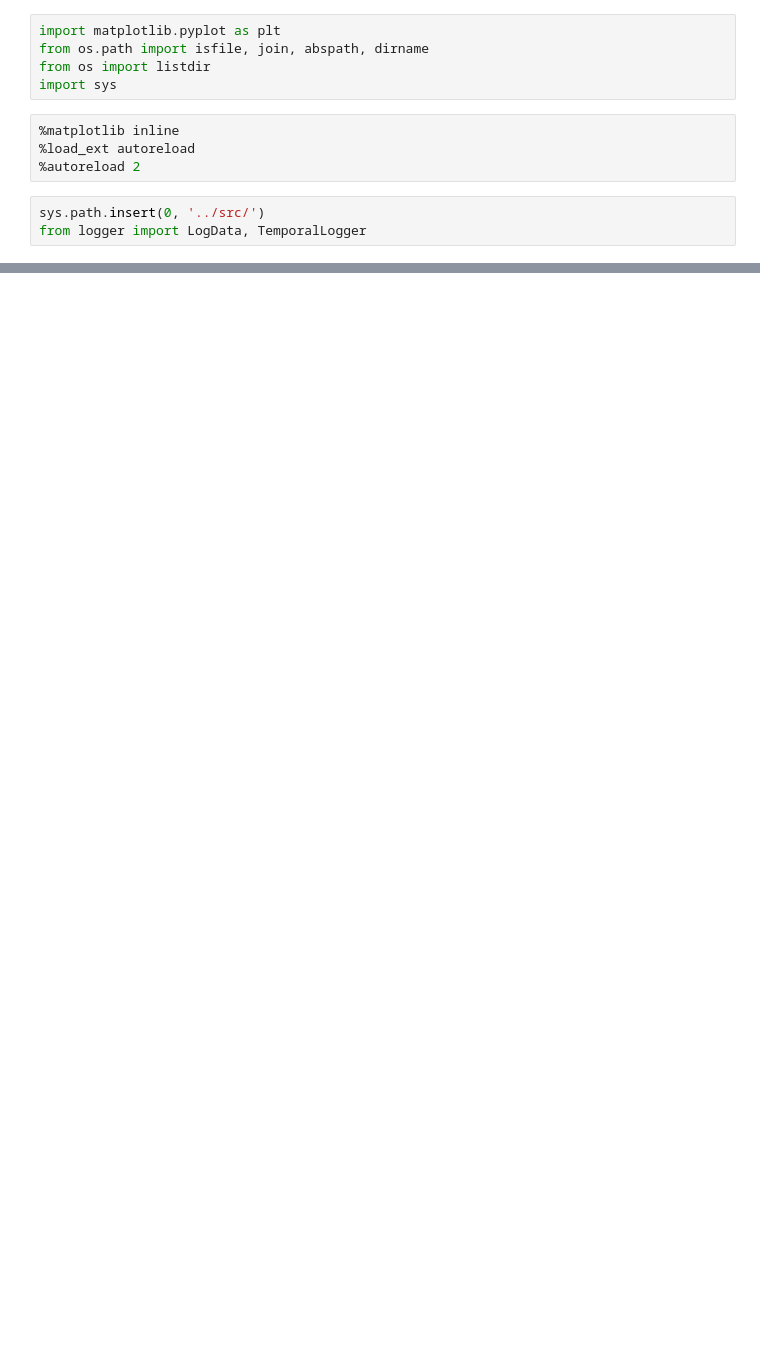
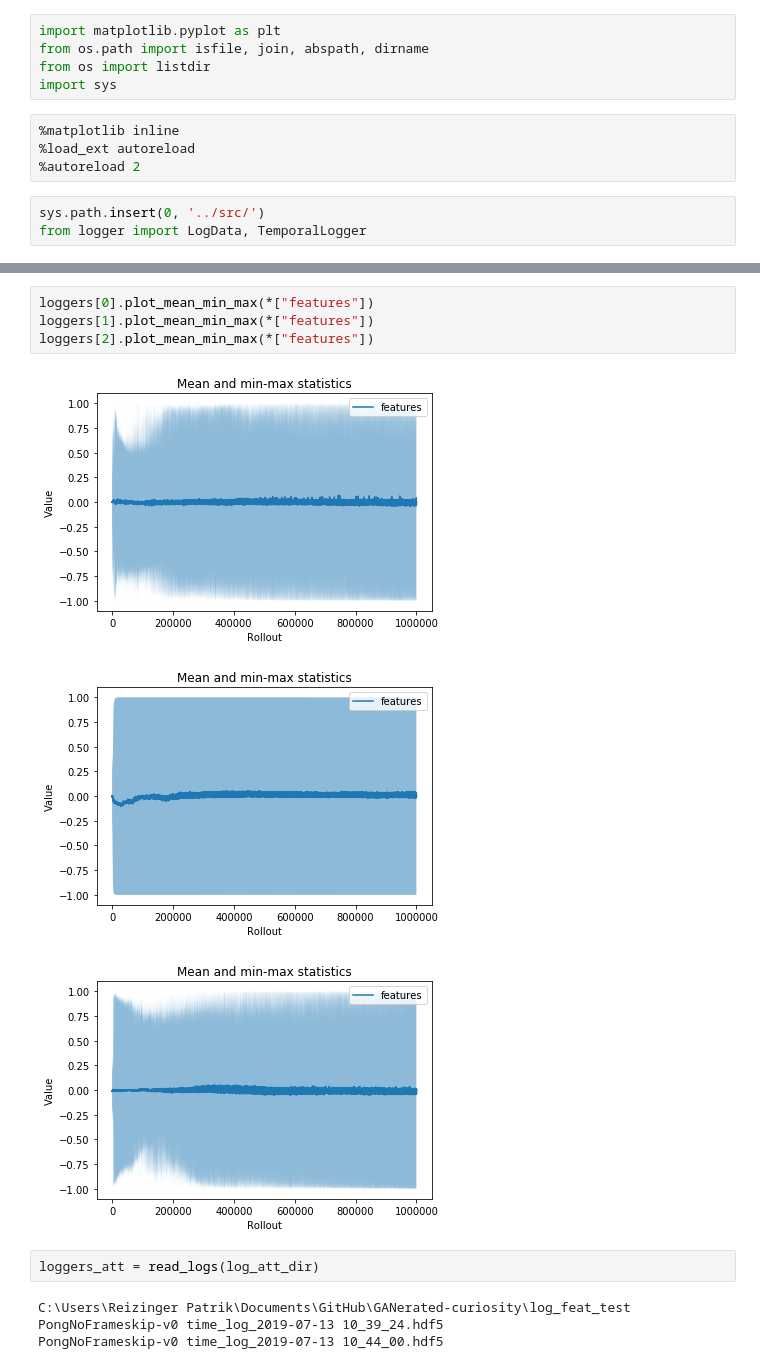
Before and after one commit to rpatrik96/AttA2C, a Jupyter notebook: jupyter/analysis.ipynb, the cells around one changed output, grey strips where cells are left out. Drawn from its saved outputs; the diff is of its cells as text; blank space fills up the shorter version.

```diff
--- a/jupyter/analysis.ipynb
+++ b/jupyter/analysis.ipynb
@@ -39,0 +61,14 @@ loggers[3].plot_mean_std(*["rewards"])
+# %%
+loggers[0].plot_mean_min_max(*["features"])
+loggers[1].plot_mean_min_max(*["features"])
+loggers[2].plot_mean_min_max(*["features"])
+# %% [output]
+[figure, added]
+[figure, added]
+[figure, added]
+# %%
+loggers_att = read_logs(log_att_dir)
+# %% [output]
+C:\Users\Reizinger Patrik\Documents\GitHub\GANerated-curiosity\log_feat_test
+PongNoFrameskip-v0 time_log_2019-07-13 10_39_24.hdf5
+PongNoFrameskip-v0 time_log_2019-07-13 10_44_00.hdf5
```
Also changed, not shown: parts of 12 cells of this notebook.
